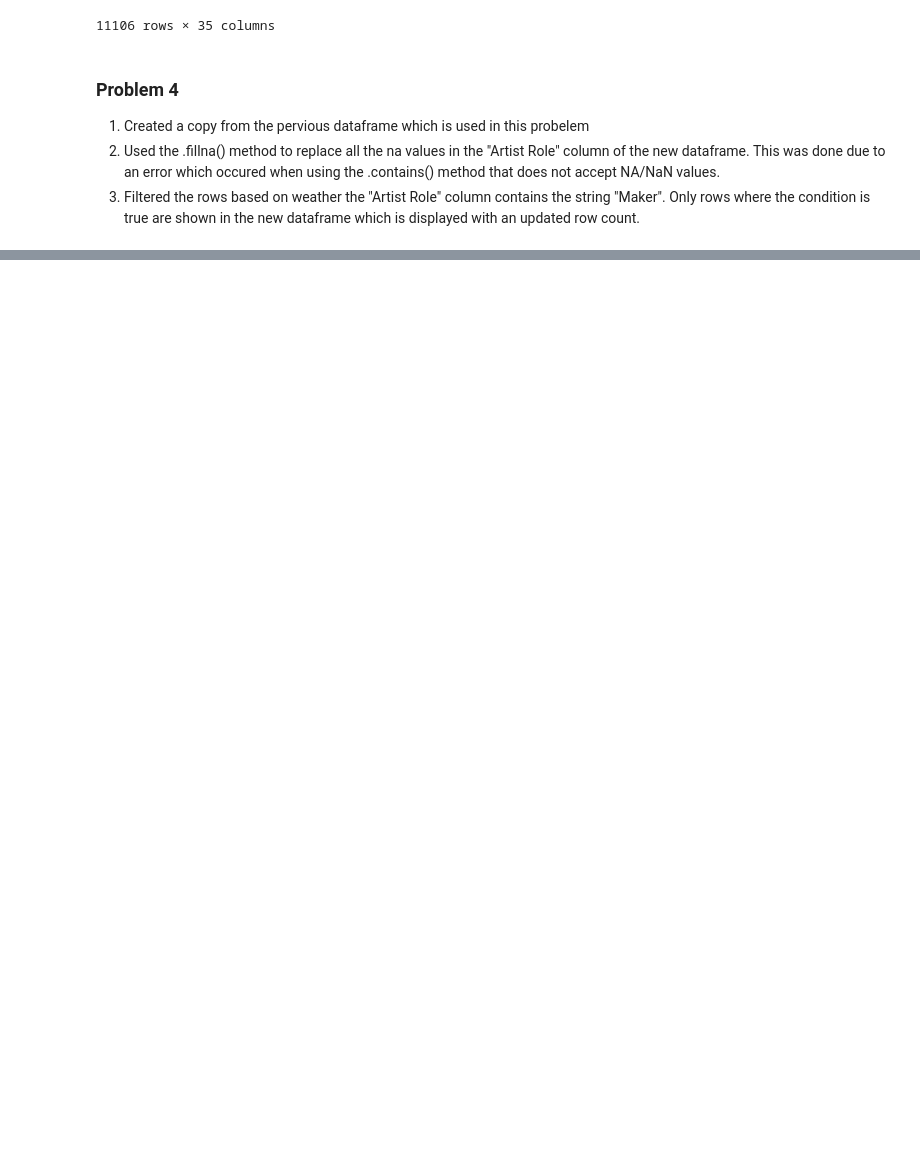
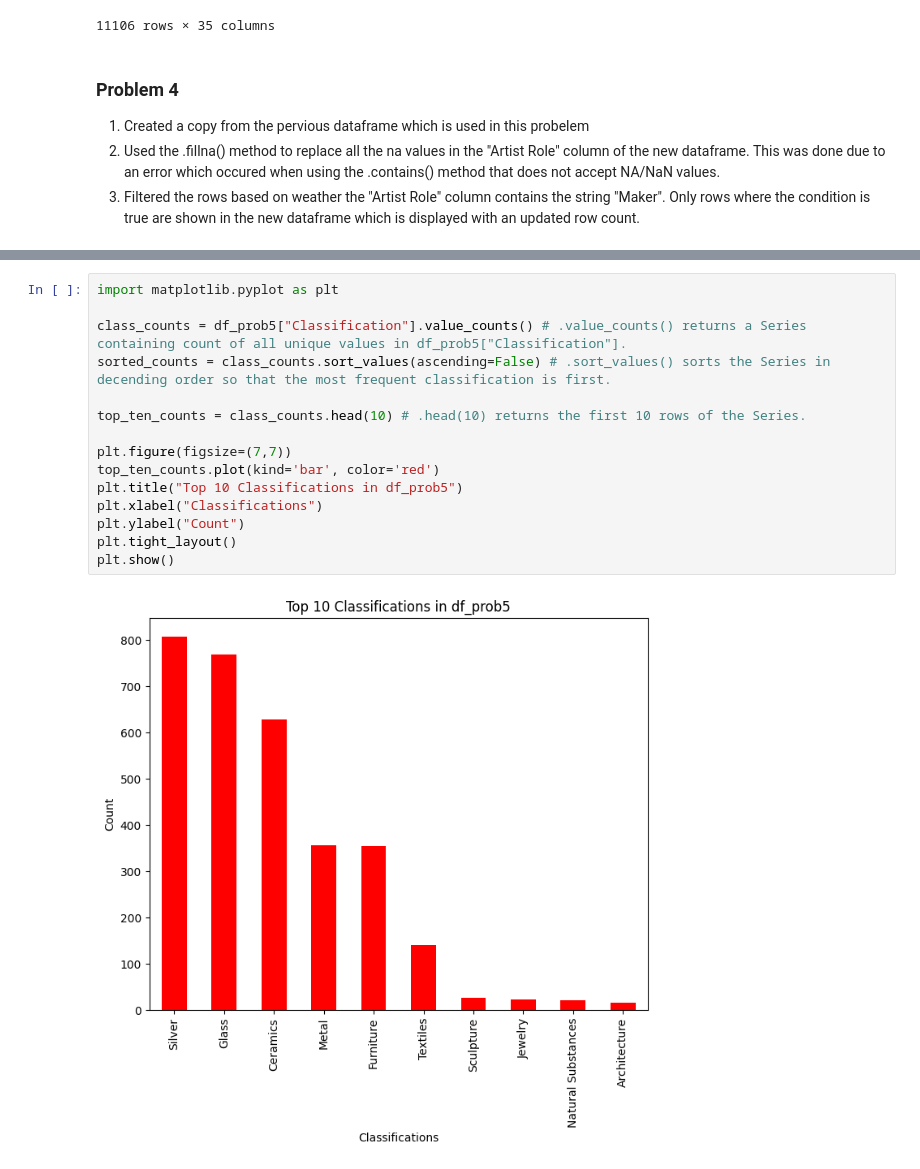
Before and after one commit to Jakenn09/CSE532Projects, a Jupyter notebook: Kennard_JacobMidterm/MetMeseum.ipynb, the cells around one changed output, grey strips where cells are left out. Saved outputs shown, nothing was run; the diff lists cells and outputs as text; blank space fills up the shorter version.

```diff
--- a/Kennard_JacobMidterm/MetMeseum.ipynb
+++ b/Kennard_JacobMidterm/MetMeseum.ipynb
@@ -126,0 +141,17 @@ df_prob5
+# %%
+import matplotlib.pyplot as plt
+
+class_counts = df_prob5["Classification"].value_counts() # .value_counts() returns a Series containing count of all unique values in df_prob5["Classification"].
+sorted_counts = class_counts.sort_values(ascending=False) # .sort_values() sorts the Series in decending order so that the most frequent classification is first.
+
+top_ten_counts = class_counts.head(10) # .head(10) returns the first 10 rows of the Series.
+
+plt.figure(figsize=(7,7))
+top_ten_counts.plot(kind='bar', color='red')
+plt.title("Top 10 Classifications in df_prob5")
+plt.xlabel("Classifications")
+plt.ylabel("Count")
+plt.tight_layout()
+plt.show()
+# %% [output]
+[figure, added]
```
Also changed, not shown: parts of 7 cells of this notebook.
